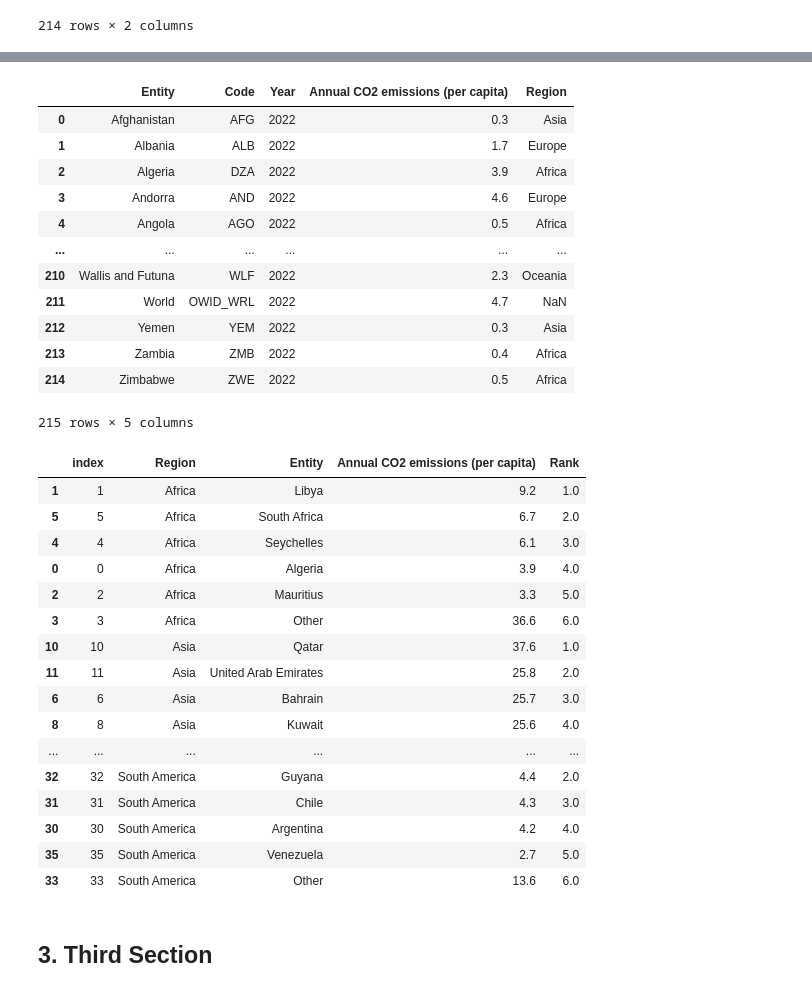
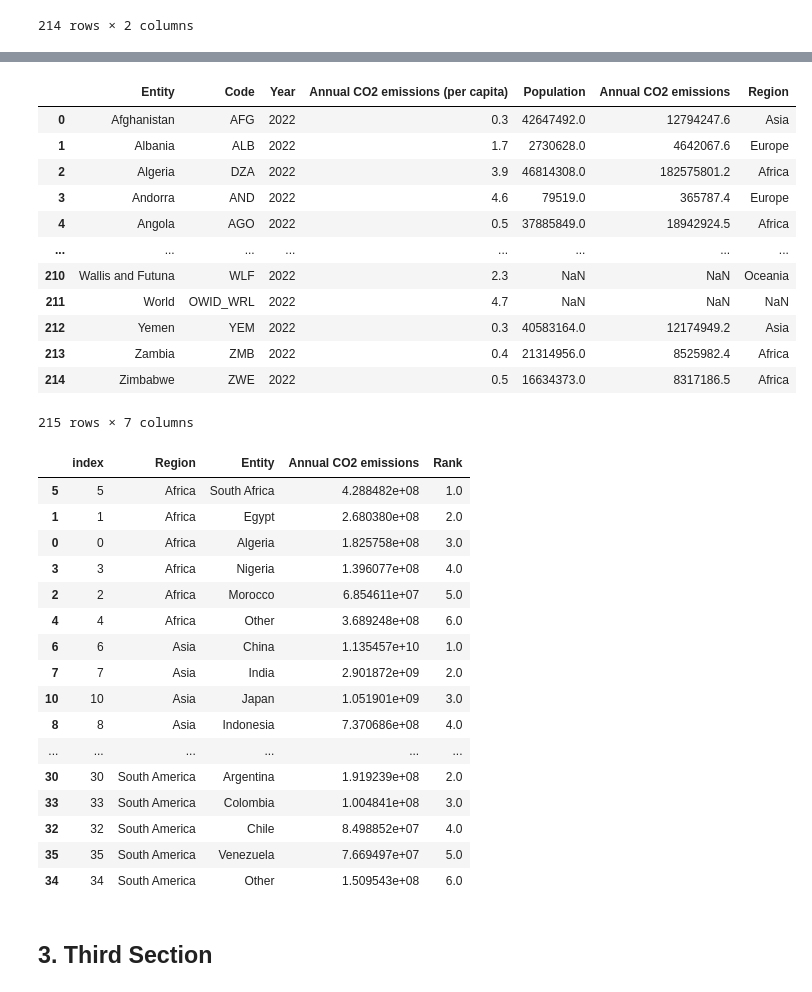
Before and after one commit to AndreStc21/Data_Visualization_Chart_Troopers, a Jupyter notebook: assignment_1/data_preparation.ipynb, the cells around one changed output, grey strips where cells are left out. Saved outputs shown, nothing was run; the diff lists cells and outputs as text; code cells hidden in the pictures.

Commit message:
added country-population mapping

```diff
--- a/assignment_1/data_preparation.ipynb
+++ b/assignment_1/data_preparation.ipynb
@@ -80,3 +86,6 @@ df_country_region_mapping
 | 212 | Zambia | Africa |
 | 213 | Zimbabwe | Africa |
 214 rows × 2 columns
+# %%
+df_country_population_mapping = pd.read_csv('country-population-mapping.csv')
+df_country_population_mapping
@@ -82,0 +106,3 @@ df_country_region_mapping
+# %%
+df_last_year_with_population = pd.merge(df_last_year, df_country_population_mapping, on='Entity', how='left')
+df_last_year_with_population
@@ -82,0 +123,3 @@ df_country_region_mapping
+# %%
+df_last_year_with_population["Annual CO2 emissions"] = df_last_year_with_population["Annual CO2 emissions (per capita)"] * df_last_year_with_population["Population"]
+df_last_year_with_population
@@ -83,54 +140,54 @@ df_country_region_mapping
 # %%
-df_last_year_with_regions = pd.merge(df_last_year, df_country_region_mapping, on='Entity', how='left')
+df_last_year_with_regions = pd.merge(df_last_year_with_population, df_country_region_mapping, on='Entity', how='left')
 df_last_year_with_regions
 # %% [output]
-|  | Entity | Code | Year | Annual CO2 emissions (per capita) | Region |
-| 0 | Afghanistan | AFG | 2022 | 0.3 | Asia |
-| 1 | Albania | ALB | 2022 | 1.7 | Europe |
-| 2 | Algeria | DZA | 2022 | 3.9 | Africa |
-| 3 | Andorra | AND | 2022 | 4.6 | Europe |
-| 4 | Angola | AGO | 2022 | 0.5 | Africa |
-| ... | ... | ... | ... | ... | ... |
-| 210 | Wallis and Futuna | WLF | 2022 | 2.3 | Oceania |
-| 211 | World | OWID_WRL | 2022 | 4.7 | NaN |
-| 212 | Yemen | YEM | 2022 | 0.3 | Asia |
-| 213 | Zambia | ZMB | 2022 | 0.4 | Africa |
-| 214 | Zimbabwe | ZWE | 2022 | 0.5 | Africa |
+|  | Entity | Code | Year | Annual CO2 emissions (per capita) | Population | Annual CO2 emissions | Region |
+| 0 | Afghanistan | AFG | 2022 | 0.3 | 42647492.0 | 12794247.6 | Asia |
+| 1 | Albania | ALB | 2022 | 1.7 | 2730628.0 | 4642067.6 | Europe |
+| 2 | Algeria | DZA | 2022 | 3.9 | 46814308.0 | 182575801.2 | Africa |
+| 3 | Andorra | AND | 2022 | 4.6 | 79519.0 | 365787.4 | Europe |
+| 4 | Angola | AGO | 2022 | 0.5 | 37885849.0 | 18942924.5 | Africa |
+| ... | ... | ... | ... | ... | ... | ... | ... |
+| 210 | Wallis and Futuna | WLF | 2022 | 2.3 | NaN | NaN | Oceania |
+| 211 | World | OWID_WRL | 2022 | 4.7 | NaN | NaN | NaN |
+| 212 | Yemen | YEM | 2022 | 0.3 | 40583164.0 | 12174949.2 | Asia |
+| 213 | Zambia | ZMB | 2022 | 0.4 | 21314956.0 | 8525982.4 | Africa |
+| 214 | Zimbabwe | ZWE | 2022 | 0.5 | 16634373.0 | 8317186.5 | Africa |
-215 rows × 5 columns
+215 rows × 7 columns
 # %%
 top_n = 5
 
-df_last_year_with_regions_sorted = df_last_year_with_regions.sort_values(by=['Region', 'Annual CO2 emissions (per capita)'], ascending=[True, False])
+df_last_year_with_regions_sorted = df_last_year_with_regions.sort_values(by=['Region', 'Annual CO2 emissions'], ascending=[True, False])
 
-df_last_year_with_regions_sorted['Rank'] = df_last_year_with_regions_sorted.groupby('Region')['Annual CO2 emissions (per capita)'].rank(method='first', ascending=False)
+df_last_year_with_regions_sorted['Rank'] = df_last_year_with_regions_sorted.groupby('Region')['Annual CO2 emissions'].rank(method='first', ascending=False)
 
 df_last_year_with_regions_sorted['Entity'] = df_last_year_with_regions_sorted.apply(lambda row: row['Entity'] if row['Rank'] <= top_n else 'Other', axis=1)
 
-df_last_year_with_regions_aggregated = df_last_year_with_regions_sorted.groupby(['Region', 'Entity'], as_index=False).agg({'Annual CO2 emissions (per capita)': 'sum', 'Rank' : 'min'}).reset_index()
+df_last_year_with_regions_aggregated = df_last_year_with_regions_sorted.groupby(['Region', 'Entity'], as_index=False).agg({'Annual CO2 emissions': 'sum', 'Rank' : 'min'}).reset_index()
 
 df_last_year_with_regions_aggregated = df_last_year_with_regions_aggregated.sort_values(by=['Region', 'Rank'], ascending=True)
 
-df_last_year_with_regions_aggregated.to_csv('co-emissions-per-capita-last-year-region-comparison.csv')
+df_last_year_with_regions_aggregated.to_csv('co-emissions-last-year-region-comparison.csv')
 
 df_last_year_with_regions_aggregated
 # %% [output]
-|  | index | Region | Entity | Annual CO2 emissions (per capita) | Rank |
-| 1 | 1 | Africa | Libya | 9.2 | 1.0 |
-| 5 | 5 | Africa | South Africa | 6.7 | 2.0 |
-| 4 | 4 | Africa | Seychelles | 6.1 | 3.0 |
-| 0 | 0 | Africa | Algeria | 3.9 | 4.0 |
-| 2 | 2 | Africa | Mauritius | 3.3 | 5.0 |
-| 3 | 3 | Africa | Other | 36.6 | 6.0 |
-| 10 | 10 | Asia | Qatar | 37.6 | 1.0 |
-| 11 | 11 | Asia | United Arab Emirates | 25.8 | 2.0 |
-| 6 | 6 | Asia | Bahrain | 25.7 | 3.0 |
-| 8 | 8 | Asia | Kuwait | 25.6 | 4.0 |
+|  | index | Region | Entity | Annual CO2 emissions | Rank |
+| 5 | 5 | Africa | South Africa | 4.288482e+08 | 1.0 |
+| 1 | 1 | Africa | Egypt | 2.680380e+08 | 2.0 |
+| 0 | 0 | Africa | Algeria | 1.825758e+08 | 3.0 |
+| 3 | 3 | Africa | Nigeria | 1.396077e+08 | 4.0 |
+| 2 | 2 | Africa | Morocco | 6.854611e+07 | 5.0 |
+| 4 | 4 | Africa | Other | 3.689248e+08 | 6.0 |
+| 6 | 6 | Asia | China | 1.135457e+10 | 1.0 |
+| 7 | 7 | Asia | India | 2.901872e+09 | 2.0 |
+| 10 | 10 | Asia | Japan | 1.051901e+09 | 3.0 |
+| 8 | 8 | Asia | Indonesia | 7.370686e+08 | 4.0 |
 | ... | ... | ... | ... | ... | ... |
-| 32 | 32 | South America | Guyana | 4.4 | 2.0 |
-| 31 | 31 | South America | Chile | 4.3 | 3.0 |
-| 30 | 30 | South America | Argentina | 4.2 | 4.0 |
-| 35 | 35 | South America | Venezuela | 2.7 | 5.0 |
-| 33 | 33 | South America | Other | 13.6 | 6.0 |
+| 30 | 30 | South America | Argentina | 1.919239e+08 | 2.0 |
+| 33 | 33 | South America | Colombia | 1.004841e+08 | 3.0 |
+| 32 | 32 | South America | Chile | 8.498852e+07 | 4.0 |
+| 35 | 35 | South America | Venezuela | 7.669497e+07 | 5.0 |
+| 34 | 34 | South America | Other | 1.509543e+08 | 6.0 |
 # %% [markdown]
 ## 3. Third Section
 # %% [markdown]
```
Also changed, not shown: parts of 5 cells of this notebook, 3 other files.
